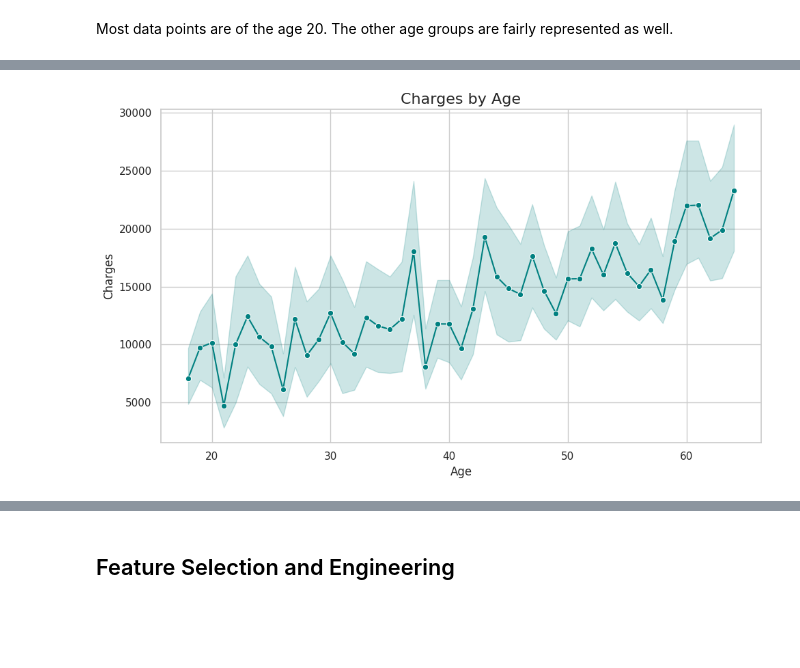
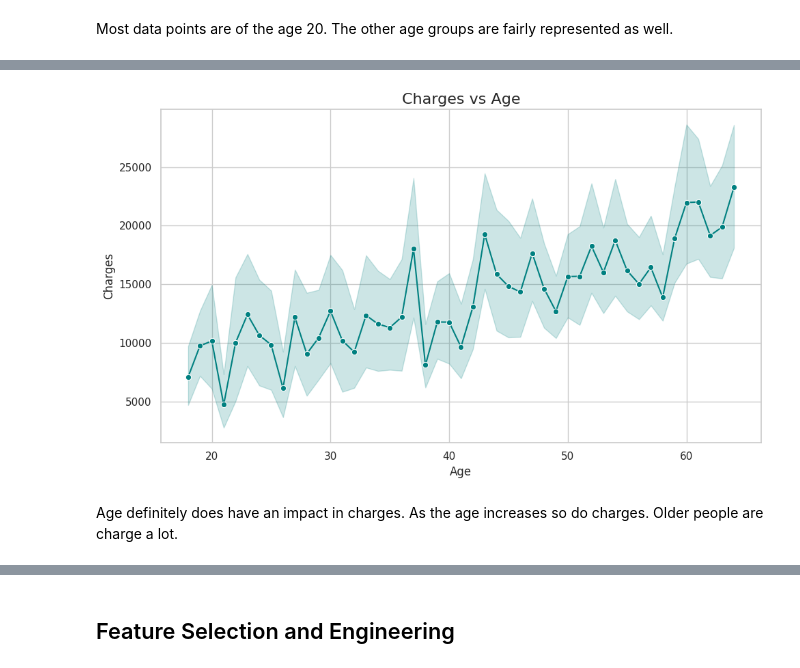
Before and after one commit to kwanda2426/projects, a Jupyter notebook: regression.ipynb, the cells around one changed output, grey strips where cells are left out. Saved outputs shown, nothing was run; the diff lists cells and outputs as text; code cells hidden in the pictures; blank space fills up the shorter version.

```diff
--- a/regression.ipynb
+++ b/regression.ipynb
@@ -296,21 +310,23 @@ Most data points are of the age 20. The other age groups are fairly represented
 # %%
 # Create DataFrame
 df_1 = df.copy()
 
 # Set Seaborn style
 sns.set(style="whitegrid")
 
 # Create line plot
 plt.figure(figsize=(10, 6))
 sns.lineplot(x = 'age', y = 'charges', data = df_1, marker='o', color='teal')
 
 # Add labels and title
-plt.title('Charges by Age', fontsize=16)
+plt.title('Charges vs Age', fontsize=16)
 plt.xlabel('Age', fontsize = 12)
 plt.ylabel('Charges', fontsize=12)
 
 # Show plot
 plt.tight_layout()
 plt.show()
 # %% [output]
-[figure, old version]
+[figure, new version]
+# %% [markdown]
+Age definitely does have an impact in charges. As the age increases so do charges. Older people are charge a lot.
```
Also changed, not shown: parts of 3 cells of this notebook.
